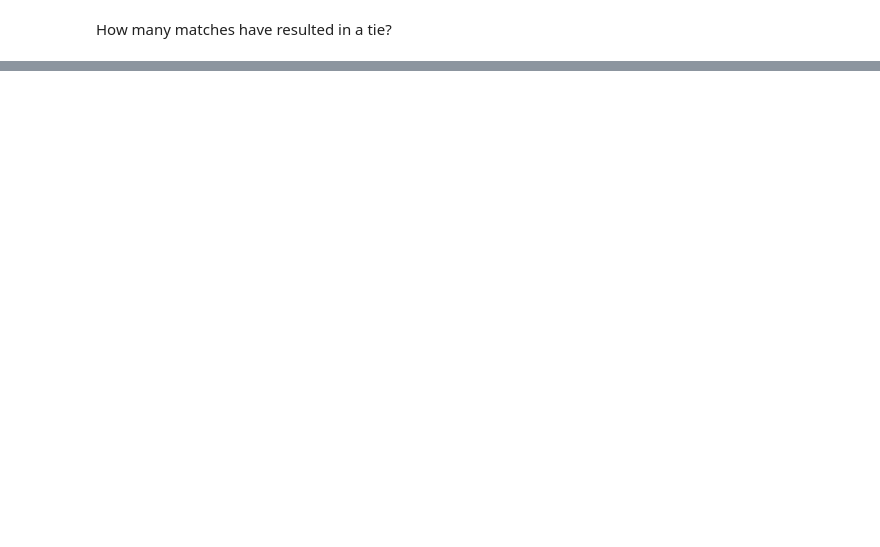
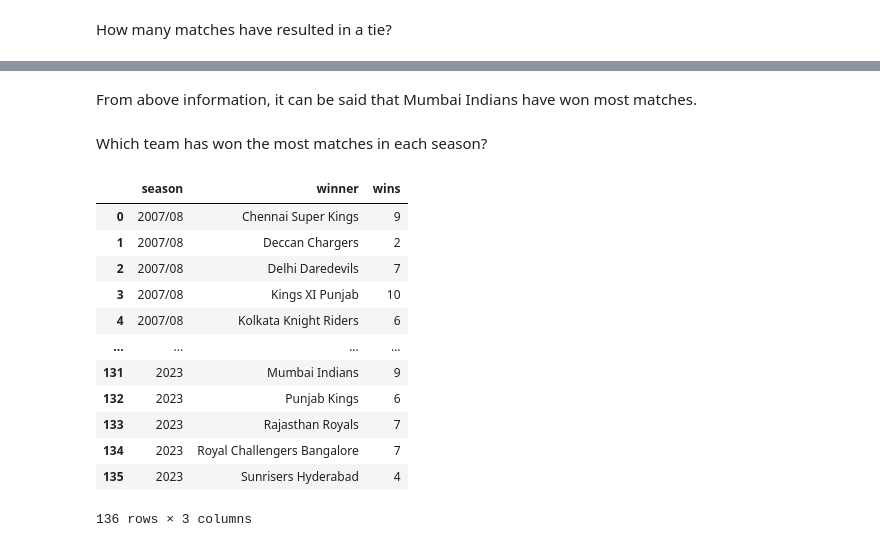
Before and after one commit to rahulbhoyar1995/Kaggle-Data-Analysis-Projects, a Jupyter notebook: ipl-men-cricket-2008-2023-data-analysis.ipynb, the cells around one changed output, grey strips where cells are left out. Saved outputs shown, nothing was run; the diff lists cells and outputs as text; code cells hidden in the pictures; blank space fills up the shorter version.

Commit message:
Kaggle Notebook | IPL Men's Cricket (2008-2023) Data Analysis | Version 6

```diff
--- a/ipl-men-cricket-2008-2023-data-analysis.ipynb
+++ b/ipl-men-cricket-2008-2023-data-analysis.ipynb
@@ -292,0 +317,21 @@ Matches where 'winner' column has NaN values:
+# %% [markdown]
+From above information, it can be said that Mumbai Indians have won most matches.
+# %% [markdown]
+Which team has won the most matches in each season?
+# %%
+season_winner_counts = match_info_data.groupby(['season', 'winner']).size().reset_index(name='wins')
+season_winner_counts
+# %% [output]
+|  | season | winner | wins |
+| 0 | 2007/08 | Chennai Super Kings | 9 |
+| 1 | 2007/08 | Deccan Chargers | 2 |
+| 2 | 2007/08 | Delhi Daredevils | 7 |
+| 3 | 2007/08 | Kings XI Punjab | 10 |
+| 4 | 2007/08 | Kolkata Knight Riders | 6 |
+| ... | ... | ... | ... |
+| 131 | 2023 | Mumbai Indians | 9 |
+| 132 | 2023 | Punjab Kings | 6 |
+| 133 | 2023 | Rajasthan Royals | 7 |
+| 134 | 2023 | Royal Challengers Bangalore | 7 |
+| 135 | 2023 | Sunrisers Hyderabad | 4 |
+136 rows × 3 columns
```
Also changed, not shown: parts of 14 cells of this notebook.
